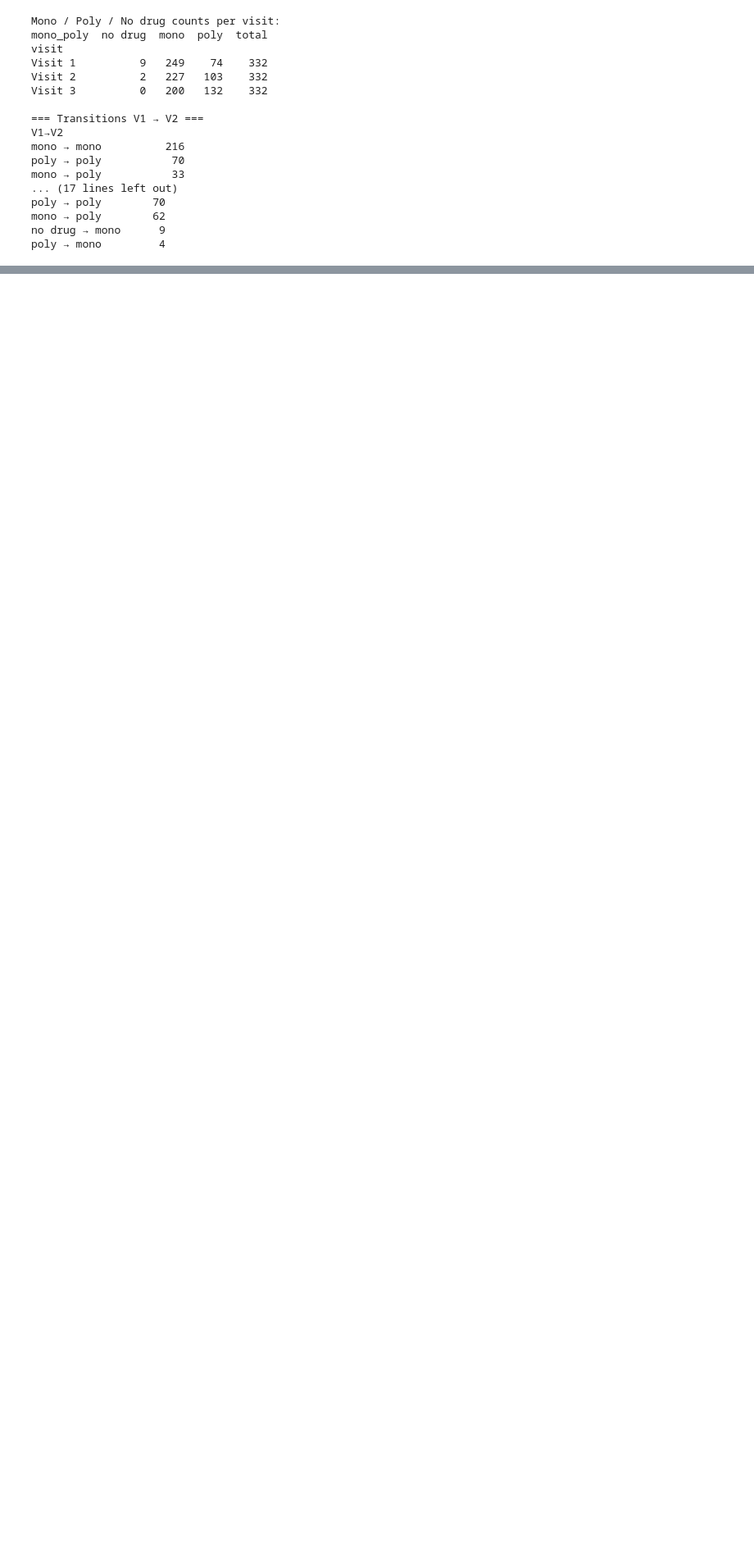
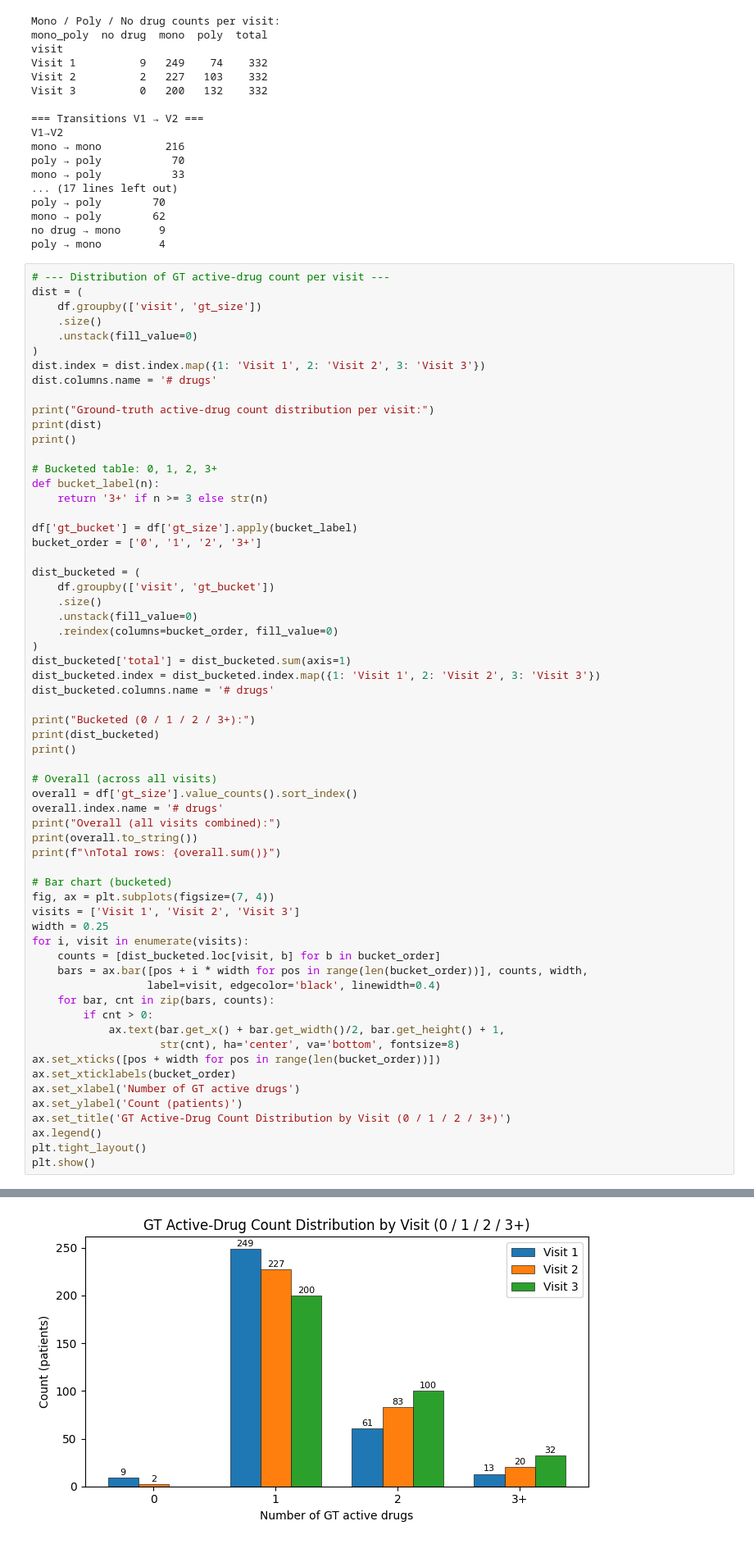
Before and after one commit to skartik04/global-pred, a Jupyter notebook: scripts/inspect_outputs.ipynb, the cells around one changed output, grey strips where cells are left out. Shown at 82% size. Cells and saved outputs as stored; diff of their text form; blank space fills up the shorter version.

```diff
--- a/scripts/inspect_outputs.ipynb
+++ b/scripts/inspect_outputs.ipynb
@@ -464,3 +464,66 @@ poly → poly        70
 mono → poly        62
 no drug → mono      9
 poly → mono         4
+# %%
+# --- Distribution of GT active-drug count per visit ---
+dist = (
+    df.groupby(['visit', 'gt_size'])
+    .size()
+    .unstack(fill_value=0)
+)
+dist.index = dist.index.map({1: 'Visit 1', 2: 'Visit 2', 3: 'Visit 3'})
+dist.columns.name = '# drugs'
+
+print("Ground-truth active-drug count distribution per visit:")
+print(dist)
+print()
+
+# Bucketed table: 0, 1, 2, 3+
+def bucket_label(n):
+    return '3+' if n >= 3 else str(n)
+
+df['gt_bucket'] = df['gt_size'].apply(bucket_label)
+bucket_order = ['0', '1', '2', '3+']
+
+dist_bucketed = (
+    df.groupby(['visit', 'gt_bucket'])
+    .size()
+    .unstack(fill_value=0)
+    .reindex(columns=bucket_order, fill_value=0)
+)
+dist_bucketed['total'] = dist_bucketed.sum(axis=1)
+dist_bucketed.index = dist_bucketed.index.map({1: 'Visit 1', 2: 'Visit 2', 3: 'Visit 3'})
+dist_bucketed.columns.name = '# drugs'
+
+print("Bucketed (0 / 1 / 2 / 3+):")
+print(dist_bucketed)
+print()
+
+# Overall (across all visits)
+overall = df['gt_size'].value_counts().sort_index()
+overall.index.name = '# drugs'
+print("Overall (all visits combined):")
+print(overall.to_string())
+print(f"\nTotal rows: {overall.sum()}")
+
+# Bar chart (bucketed)
+fig, ax = plt.subplots(figsize=(7, 4))
+visits = ['Visit 1', 'Visit 2', 'Visit 3']
+width = 0.25
+for i, visit in enumerate(visits):
+    counts = [dist_bucketed.loc[visit, b] for b in bucket_order]
+    bars = ax.bar([pos + i * width for pos in range(len(bucket_order))], counts, width,
+                  label=visit, edgecolor='black', linewidth=0.4)
+    for bar, cnt in zip(bars, counts):
+        if cnt > 0:
+            ax.text(bar.get_x() + bar.get_width()/2, bar.get_height() + 1,
+                    str(cnt), ha='center', va='bottom', fontsize=8)
+ax.set_xticks([pos + width for pos in range(len(bucket_order))])
+ax.set_xticklabels(bucket_order)
+ax.set_xlabel('Number of GT active drugs')
+ax.set_ylabel('Count (patients)')
+ax.set_title('GT Active-Drug Count Distribution by Visit (0 / 1 / 2 / 3+)')
+ax.legend()
+plt.tight_layout()
+plt.show()
+# %% [output]
@@ -466,0 +547 @@ poly → mono         4
+[figure, added]
```
Also changed, not shown: parts of 4 cells of this notebook, 44 other files.
